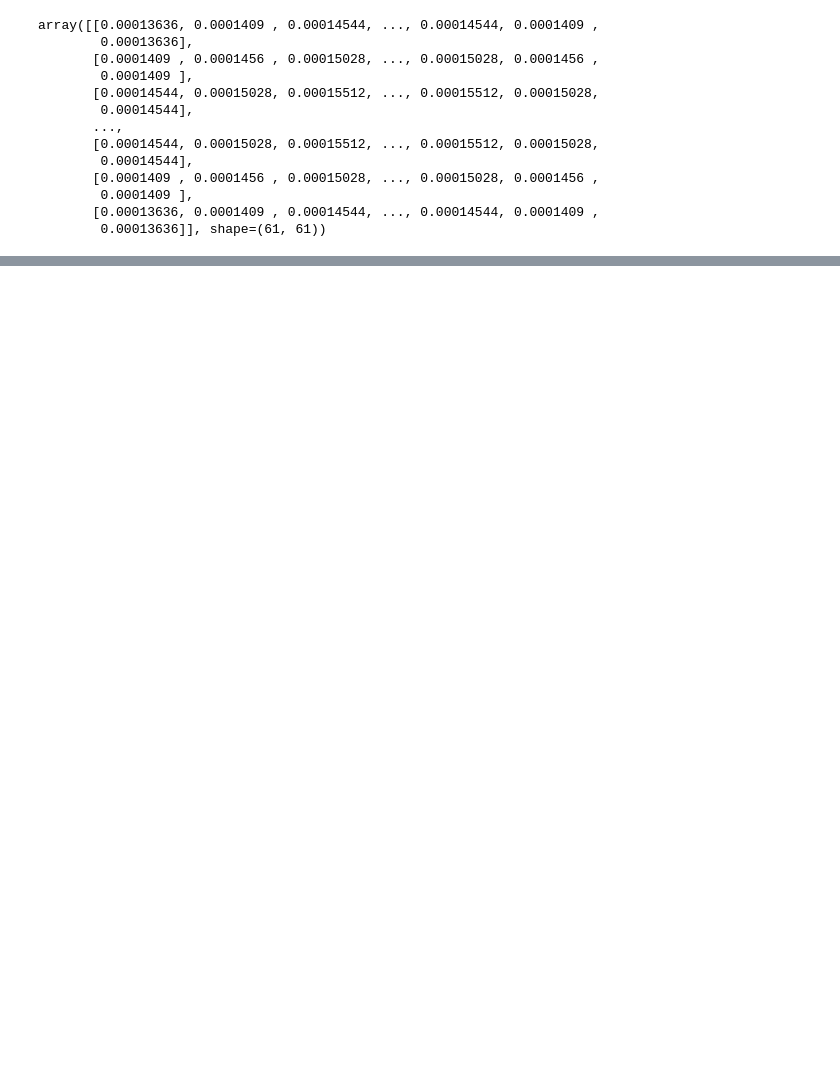
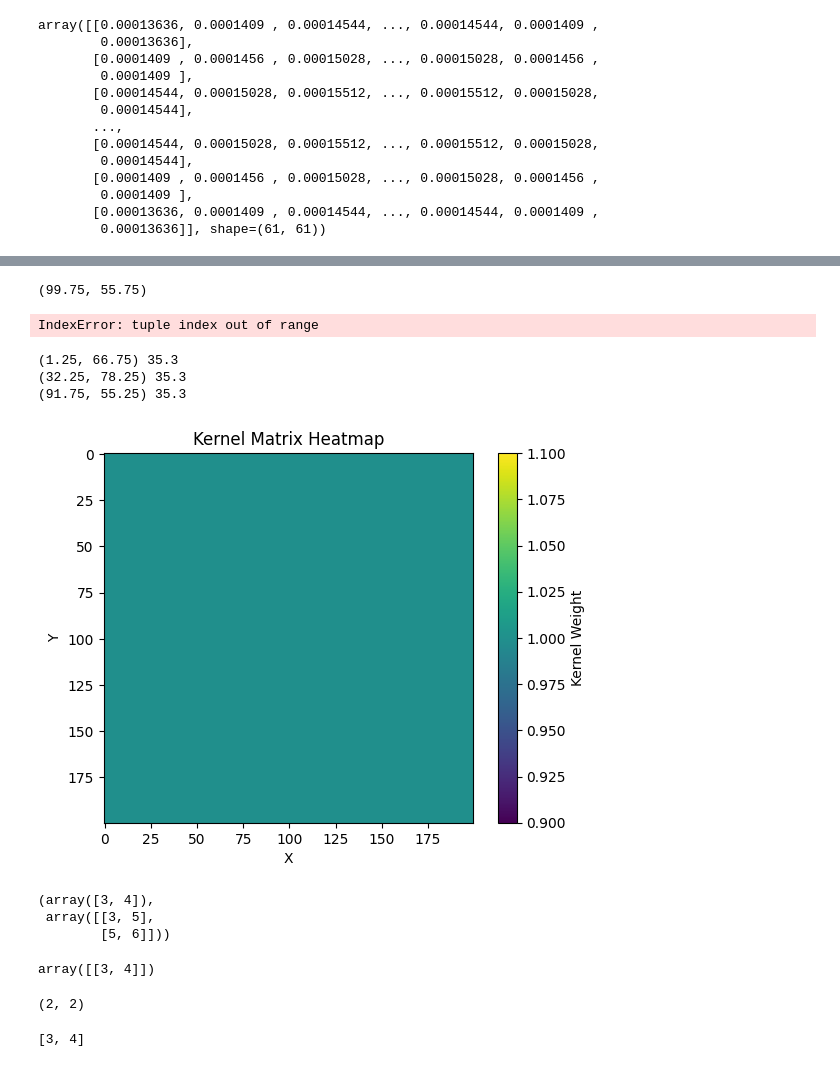
Before and after one commit to som-or/mesa, a Jupyter notebook: mesa/experimental/continuous_space/activewalkers.ipynb, the cells around one changed output, grey strips where cells are left out. Saved outputs shown, nothing was run; the diff lists cells and outputs as text; code cells hidden in the pictures; blank space fills up the shorter version.

Commit message:
testing property layer

```diff
--- a/mesa/experimental/continuous_space/activewalkers.ipynb
+++ b/mesa/experimental/continuous_space/activewalkers.ipynb
@@ -510,9 +512,10 @@ array([[0.00013636, 0.0001409 , 0.00014544, ..., 0.00014544, 0.0001409 ,
         0.00013636]], shape=(61, 61))
 # %%
 import matplotlib.pyplot as plt
-plt.imshow(m, cmap='viridis', interpolation='nearest')
-plt.colorbar(label='Kernel Weight')
-plt.title('Kernel Matrix Heatmap')
-plt.xlabel('X')
-plt.ylabel('Y')
-plt.show()
+def plotheatmap(m):
+    plt.imshow(m, cmap='viridis', interpolation='nearest')
+    plt.colorbar(label='Kernel Weight')
+    plt.title('Kernel Matrix Heatmap')
+    plt.xlabel('X')
+    plt.ylabel('Y')
+    plt.show()
@@ -520,0 +528,8 @@ plt.show()
+# %%
+layer=PropertyLayer(
+    name="trial",
+    bounds=(100,100),
+    resolution=2,
+    default_value=1,
+    dtype=float
+)
@@ -520,0 +542,4 @@ plt.show()
+# %%
+layer.index_to_pos(ind)
+# %% [output]
+(99.75, 55.75)
@@ -520,0 +548,27 @@ plt.show()
+# %%
+layer.data[:]=1
+# %%
+layer.deposit_splat(
+    pos=[(1.2,66.8), (91.7, 55.4), (32, 78)],
+    value=50,
+    mode="set",
+    alpha=None,
+    kernel="gaussian",
+    spread=5,
+    torus=False)
+# %% [output]
+IndexError: tuple index out of range
+# %%
+for i in range(len(layer.data)):
+    for j in range(len(layer.data[0])):
+        if layer.data[i, j] >20:
+            x=layer.index_to_pos([i,j])
+            print(x, layer.data[i,j])
+# %% [output]
+(1.25, 66.75) 35.3
+(32.25, 78.25) 35.3
+(91.75, 55.25) 35.3
+# %%
+plotheatmap(layer.data)
+# %% [output]
+[figure, added]
@@ -520,0 +578,21 @@ plt.show()
+# %%
+a=np.array(a)
+b=np.array(b)
+a,b
+# %% [output]
+(array([3, 4]),
+ array([[3, 5],
+        [5, 6]]))
+# %%
+a.resize((1,2))
+a
+# %% [output]
+array([[3, 4]])
+# %%
+b.shape
+# %% [output]
+(2, 2)
+# %%
+a
+# %% [output]
+[3, 4]
```
Also changed, not shown: parts of 11 cells of this notebook, 3 other files.
